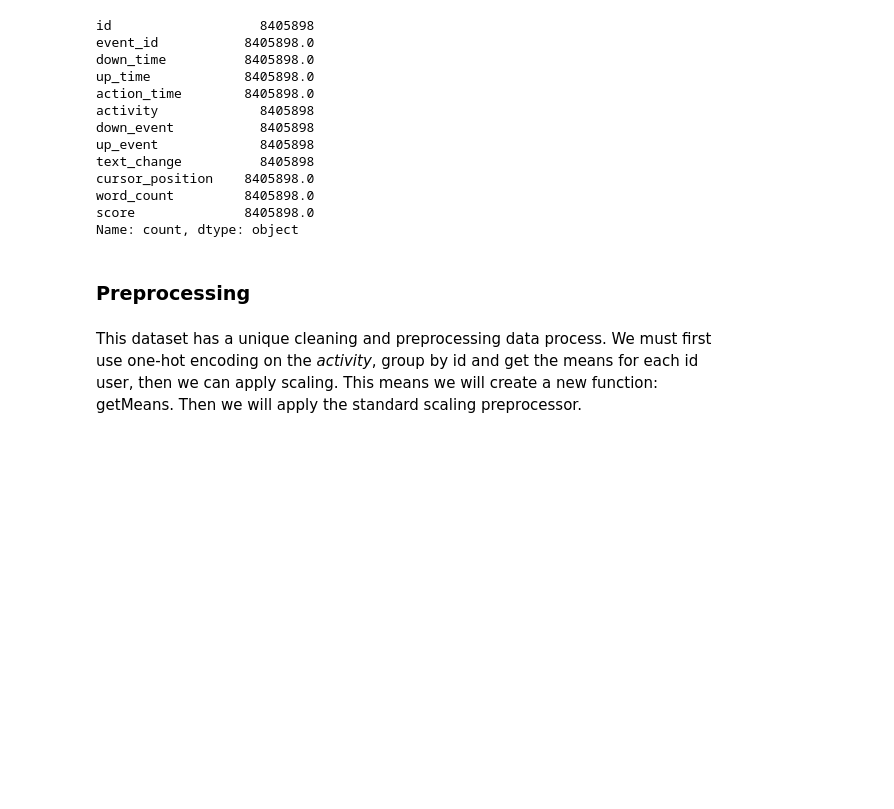
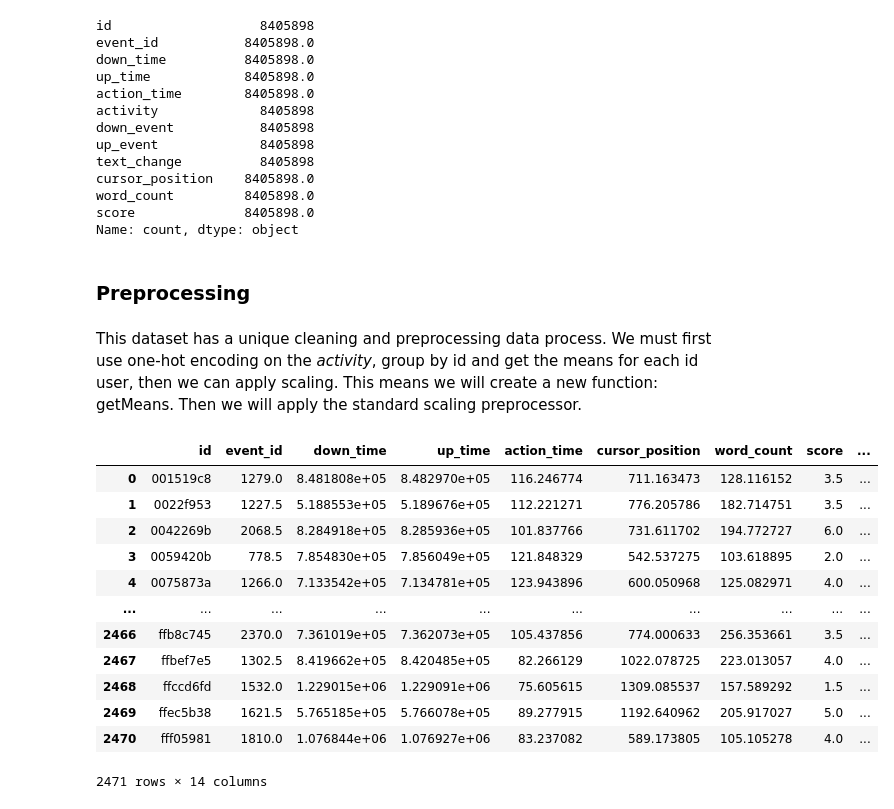
Before and after one commit to DryToaster/writing_competition, a Jupyter notebook: src/final_submission.ipynb, the cells around one changed output. Cells and saved outputs as stored; diff of their text form; code cells hidden in the pictures; blank space fills up the shorter version.

```diff
--- a/src/final_submission.ipynb
+++ b/src/final_submission.ipynb
@@ -215,6 +215,22 @@ def oneHotEncode(data, col):
 # %%
 train_df, scale_var_one_hot = oneHotEncode(train_df, 'activity')
 train_df = getMeans(train_df)
+# %%
+train_df
+# %% [output]
+|  | id | event_id | down_time | up_time | action_time | cursor_position | word_count | score | ... |
+| 0 | 001519c8 | 1279.0 | 8.481808e+05 | 8.482970e+05 | 116.246774 | 711.163473 | 128.116152 | 3.5 | ... |
+| 1 | 0022f953 | 1227.5 | 5.188553e+05 | 5.189676e+05 | 112.221271 | 776.205786 | 182.714751 | 3.5 | ... |
+| 2 | 0042269b | 2068.5 | 8.284918e+05 | 8.285936e+05 | 101.837766 | 731.611702 | 194.772727 | 6.0 | ... |
+| 3 | 0059420b | 778.5 | 7.854830e+05 | 7.856049e+05 | 121.848329 | 542.537275 | 103.618895 | 2.0 | ... |
+| 4 | 0075873a | 1266.0 | 7.133542e+05 | 7.134781e+05 | 123.943896 | 600.050968 | 125.082971 | 4.0 | ... |
+| ... | ... | ... | ... | ... | ... | ... | ... | ... | ... |
+| 2466 | ffb8c745 | 2370.0 | 7.361019e+05 | 7.362073e+05 | 105.437856 | 774.000633 | 256.353661 | 3.5 | ... |
+| 2467 | ffbef7e5 | 1302.5 | 8.419662e+05 | 8.420485e+05 | 82.266129 | 1022.078725 | 223.013057 | 4.0 | ... |
+| 2468 | ffccd6fd | 1532.0 | 1.229015e+06 | 1.229091e+06 | 75.605615 | 1309.085537 | 157.589292 | 1.5 | ... |
+| 2469 | ffec5b38 | 1621.5 | 5.765185e+05 | 5.766078e+05 | 89.277915 | 1192.640962 | 205.917027 | 5.0 | ... |
+| 2470 | fff05981 | 1810.0 | 1.076844e+06 | 1.076927e+06 | 83.237082 | 589.173805 | 105.105278 | 4.0 | ... |
+2471 rows × 14 columns
 # %%
 passthrough_variables = ['id', 'score']
 scale_variables = ['down_time', 'action_time', 'cursor_position'] + list(scale_var_one_hot)
```
Also changed, not shown: parts of 4 cells of this notebook.
